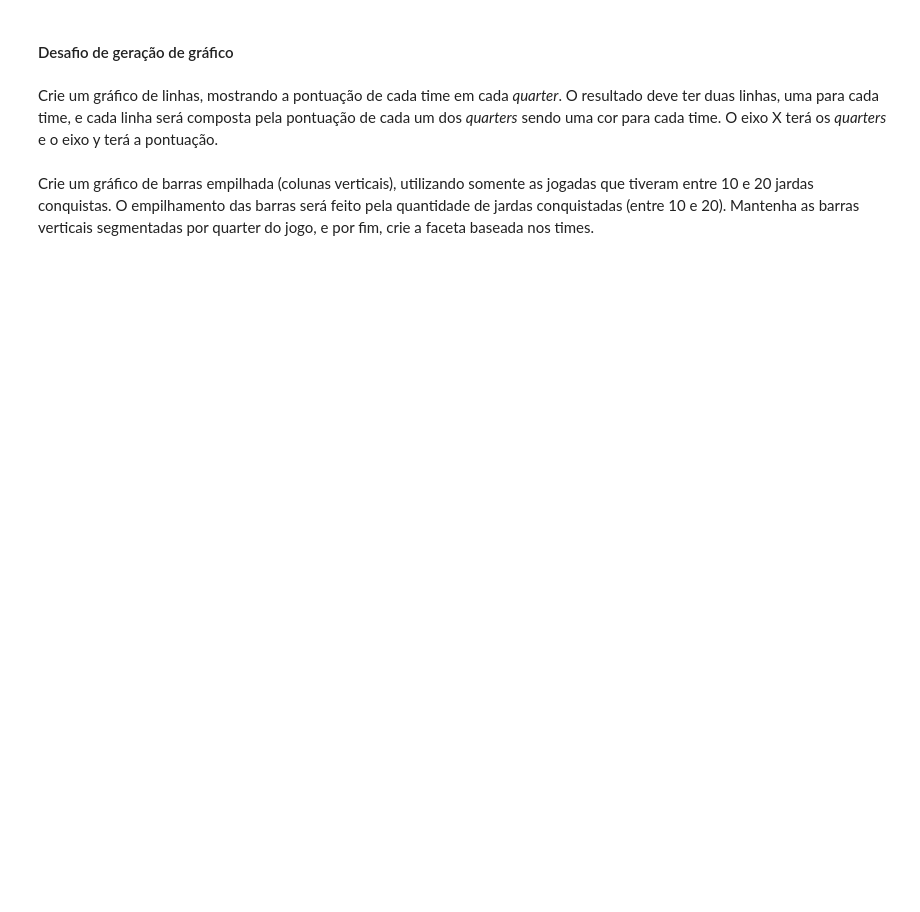
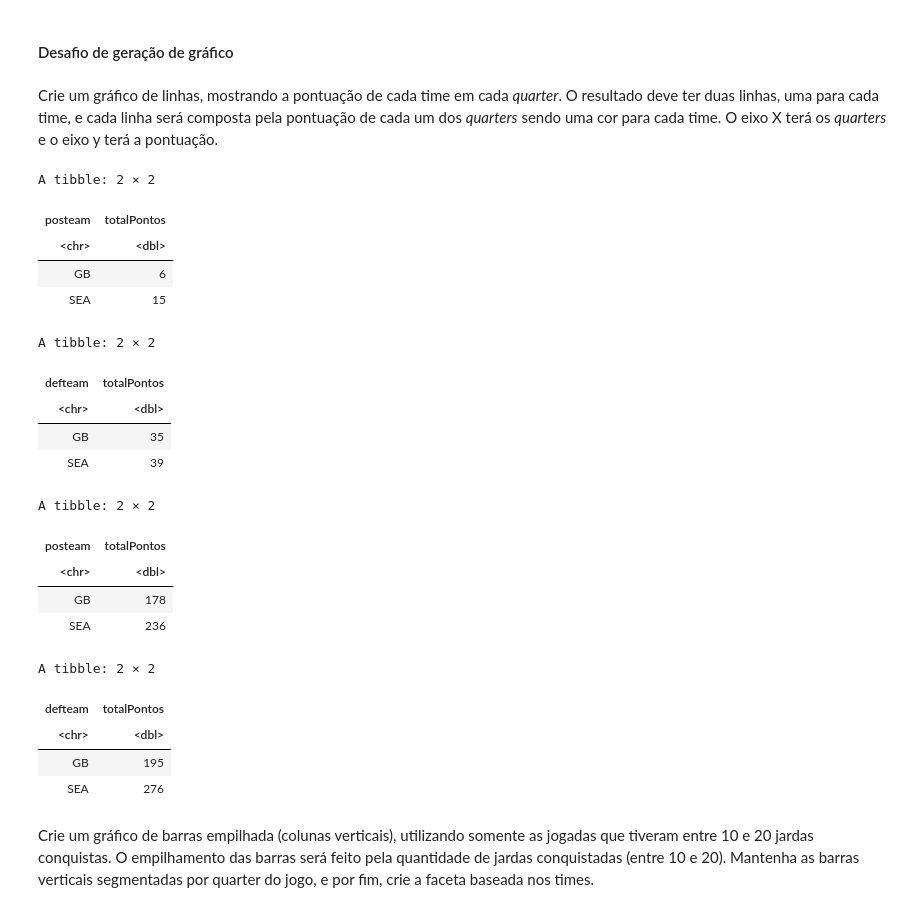
Before and after one commit to lbaes/Trilha7_Exercicio, a Jupyter notebook: Trilha7_ExercicioAprofundamento.ipynb, the cells around one changed output. Saved outputs shown, nothing was run; the diff lists cells and outputs as text; code cells hidden in the pictures; blank space fills up the shorter version.

```diff
--- a/Trilha7_ExercicioAprofundamento.ipynb
+++ b/Trilha7_ExercicioAprofundamento.ipynb
@@ -340,3 +345,46 @@ Crie um gráfico de linhas, mostrando a pontuação de cada time em cada *quarte
+# %%
+quarter_pontuacao <- acoesJogadas %>% inner_join(pontuacaoJogadas, by='play_id') %>% select(play_id, posteam, defteam, posteam_score, defteam_score, qtr)
+quarter_pontuacao <- quarter_pontuacao %>% filter(is.na(posteam) == FALSE)
+
+qtr1 <- quarter_pontuacao %>% filter(qtr == 1) %>% select(play_id, posteam, defteam, posteam_score, defteam_score, qtr)
+qtr2 <- quarter_pontuacao %>% filter(qtr == 2) %>% select(play_id, posteam, defteam, posteam_score, defteam_score, qtr)
+qtr3 <- quarter_pontuacao %>% filter(qtr == 3) %>% select(play_id, posteam, defteam, posteam_score, defteam_score, qtr)
+qtr4 <- quarter_pontuacao %>% filter(qtr == 4) %>% select(play_id, posteam, defteam, posteam_score, defteam_score, qtr)
+
+#qtr1 %>% head(10)
+
+posdata1 <- qtr1 %>% group_by(posteam) %>% summarise(totalPontos = sum(posteam_score, na.rm = TRUE)) %>% select(posteam, totalPontos)
+defdata1 <- qtr1 %>% group_by(defteam) %>% summarise(totalPontos = sum(defteam_score, na.rm = TRUE)) %>% select(defteam, totalPontos)
+
+posdata2 <- qtr2 %>% group_by(posteam) %>% summarise(totalPontos = sum(posteam_score, na.rm = TRUE)) %>% select(posteam, totalPontos)
+defdata2 <- qtr2 %>% group_by(defteam) %>% summarise(totalPontos = sum(defteam_score, na.rm = TRUE)) %>% select(defteam, totalPontos)
+
+posdata3 <- qtr3 %>% group_by(posteam) %>% summarise(totalPontos = sum(posteam_score, na.rm = TRUE)) %>% select(posteam, totalPontos)
+defdata3 <- qtr3 %>% group_by(defteam) %>% summarise(totalPontos = sum(defteam_score, na.rm = TRUE)) %>% select(defteam, totalPontos)
+
+posdata4 <- qtr4 %>% group_by(posteam) %>% summarise(totalPontos = sum(posteam_score, na.rm = TRUE)) %>% select(posteam, totalPontos)
+defdata4 <- qtr4 %>% group_by(defteam) %>% summarise(totalPontos = sum(defteam_score, na.rm = TRUE)) %>% select(defteam, totalPontos)
+# %% [output]
+A tibble: 2 × 2
+| posteam | totalPontos |
+| <chr> | <dbl> |
+| GB | 6 |
+| SEA | 15 |
+A tibble: 2 × 2
+| defteam | totalPontos |
+| <chr> | <dbl> |
+| GB | 35 |
+| SEA | 39 |
+A tibble: 2 × 2
+| posteam | totalPontos |
+| <chr> | <dbl> |
+| GB | 178 |
+| SEA | 236 |
+A tibble: 2 × 2
+| defteam | totalPontos |
+| <chr> | <dbl> |
+| GB | 195 |
+| SEA | 276 |
 # %% [markdown]
 Crie um gráfico de barras empilhada (colunas verticais), utilizando somente as jogadas que tiveram entre 10 e 20 jardas conquistas.
 O empilhamento das barras será feito pela quantidade de jardas conquistadas (entre 10 e 20). Mantenha as barras verticais segmentadas por quarter do jogo, e por fim, crie a faceta baseada nos times.
```
Also changed, not shown: parts of 3 cells of this notebook.
